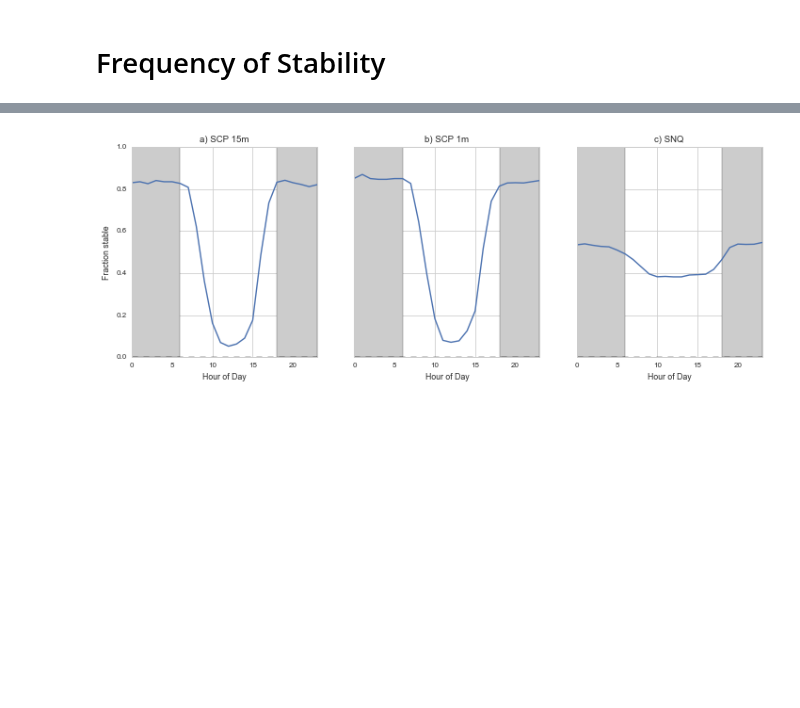
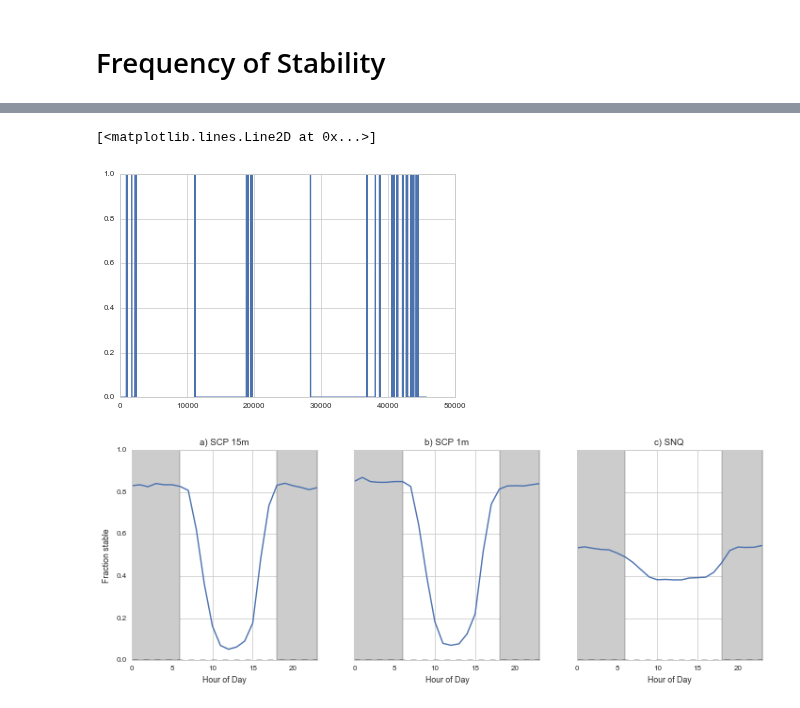
Before and after one commit to klapo/TurbulenceFeedbacks, a Jupyter notebook: TF.BL_Obs.FreqStableConditions.ipynb, the cells around one changed output, grey strips where cells are left out. Saved outputs shown, nothing was run; the diff lists cells and outputs as text; code cells hidden in the pictures; blank space fills up the shorter version.

```diff
--- a/TF.BL_Obs.FreqStableConditions.ipynb
+++ b/TF.BL_Obs.FreqStableConditions.ipynb
@@ -160,3 +169,8 @@ fig.savefig('TF.StableFraction.Histogram.pdf', bbox_inches='tight')
+# %%
+plt.plot(SNQ.SP)
+# %% [output]
+[<matplotlib.lines.Line2D at 0x...>]
+[figure, added]
 # %%
 # Format figure
 fig, axes = plt.subplots(1, 3, sharey=True, figsize=(12, 4))
```
Also changed, not shown: parts of 3 cells of this notebook, 1 other file.
